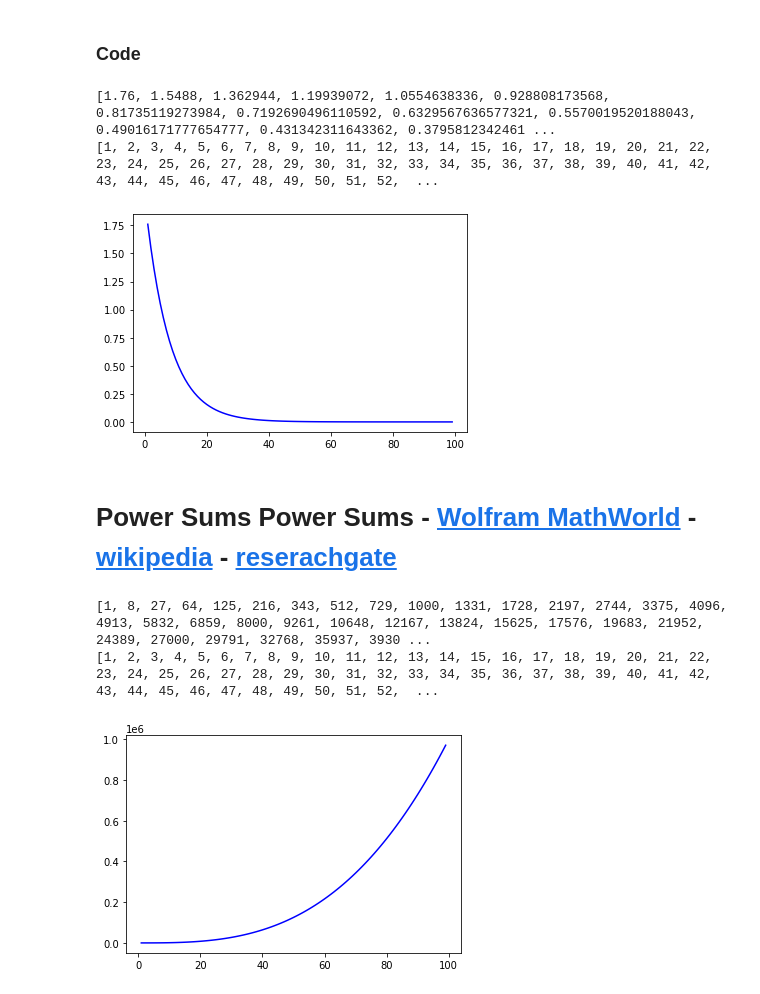
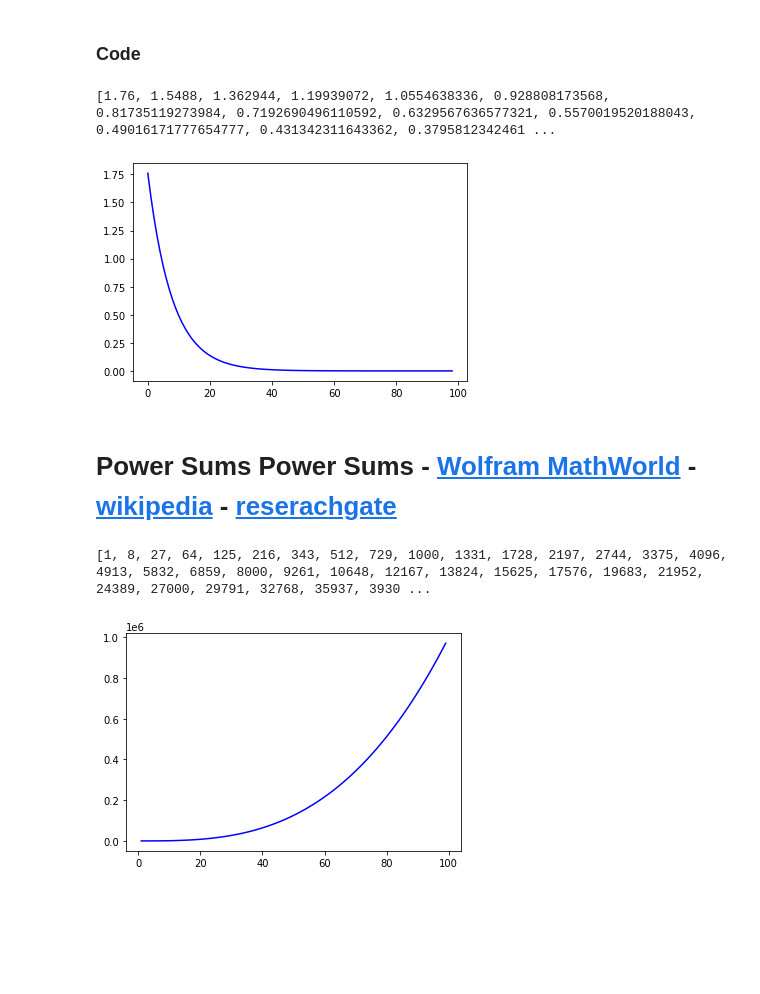
Before and after one commit to AndresBonillaD/MetNumUN2021I, a Jupyter notebook: lab8/aabonilladArithmeticSeriesGeometricSeriesPowerSums.ipynb, the cells around one changed output. Saved outputs shown, nothing was run; the diff lists cells and outputs as text; code cells hidden in the pictures; blank space fills up the shorter version.

```diff
--- a/lab8/ArithmeticSeriesGeometricSeriesPowerSums.ipynb
+++ b/lab8/aabonilladArithmeticSeriesGeometricSeriesPowerSums.ipynb
@@ -224,3 +232,14 @@ def myArithmeticSeries(n, d, a):
 myArithmeticSeries(100, 2, 1)
 # %% [output]
 10000.0
+# %%
+n = 100
+d = 1
+a = 1
+S_n = []
+for i in range(1, n-1):
+  S_n.append(myArithmeticSeries(i, d, a))
+
+# plot
+plt.plot(S_n, color='blue', label='S_n');
+plt.legend();
@@ -314,3 +335,19 @@ def geometricSeries(b, n):
 geometricSeries(2, 3)
 # %% [output]
 15.0
+# %%
+n = 8
+b = 2.1
+
+S_n = []
+S_n_2 = []
+
+for i in range(n + 1):
+  S_n.append(geometricSeries(b, i))
+  S_n_2.append(geometricSeries(2, i))
+
+# plot
+plt.plot(S_n, color='blue', label='S_n');
+plt.plot(S_n_2, color='black', label='S_n_2');
+plt.legend();
+#print(S_n)
@@ -334,18 +373,16 @@ def g2(b, n):
 # %%
 l = []
 index = []
 for i in range(1, 100):
   g = g2(.88 , i)
   l.append(g)
   index.append(i)
 
 print(l)
-print(index)
-plt.plot(index, l, color='blue');
+plt.plot(l, color='blue');
 # %% [output]
 [1.76, 1.5488, 1.362944, 1.19939072, 1.0554638336, 0.928808173568, 0.81735119273984, 0.7192690496110592, 0.6329567636577321, 0.5570019520188043, 0.49016171777654777, 0.431342311643362, 0.3795812342461 ...
-[1, 2, 3, 4, 5, 6, 7, 8, 9, 10, 11, 12, 13, 14, 15, 16, 17, 18, 19, 20, 21, 22, 23, 24, 25, 26, 27, 28, 29, 30, 31, 32, 33, 34, 35, 36, 37, 38, 39, 40, 41, 42, 43, 44, 45, 46, 47, 48, 49, 50, 51, 52,  ...
-[figure, old version]
+[figure, new version]
 # %% [markdown]
 # Power Sums Power Sums - [Wolfram MathWorld](https://mathworld.wolfram.com/PowerSum.html) - [wikipedia](https://en.wikipedia.org/wiki/Sums_of_powers) - [reserachgate](https://www.researchgate.net/publication/331933608_The_Powers_Sums_Bernoulli_Numbers_Bernoulli_Polynomials_Rethinked)
 # %%
@@ -360,9 +397,7 @@ for i in range(1, 100):
   index.append(i)
 
 print(l)
-print(index)
 plt.plot(index, l, color='blue');
 # %% [output]
 [1, 8, 27, 64, 125, 216, 343, 512, 729, 1000, 1331, 1728, 2197, 2744, 3375, 4096, 4913, 5832, 6859, 8000, 9261, 10648, 12167, 13824, 15625, 17576, 19683, 21952, 24389, 27000, 29791, 32768, 35937, 3930 ...
-[1, 2, 3, 4, 5, 6, 7, 8, 9, 10, 11, 12, 13, 14, 15, 16, 17, 18, 19, 20, 21, 22, 23, 24, 25, 26, 27, 28, 29, 30, 31, 32, 33, 34, 35, 36, 37, 38, 39, 40, 41, 42, 43, 44, 45, 46, 47, 48, 49, 50, 51, 52,  ...
 [figure]
```
Also changed, not shown: parts of 3 cells of this notebook.
